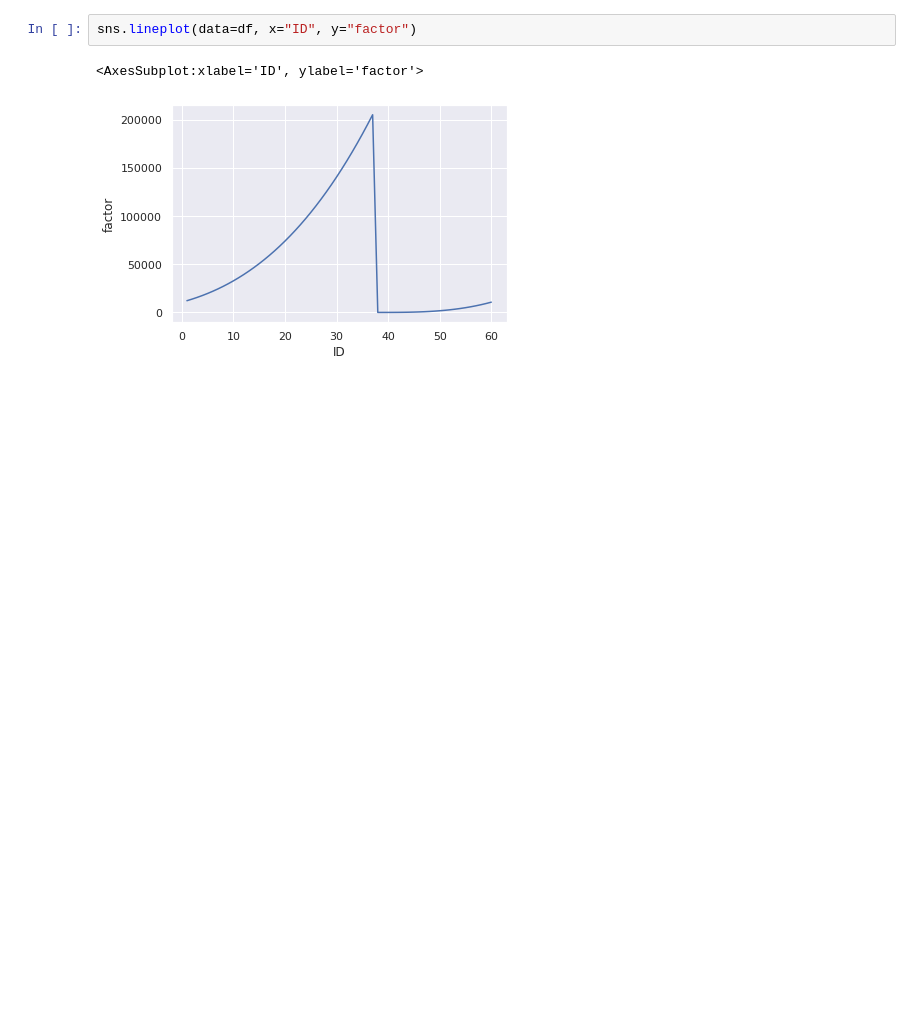
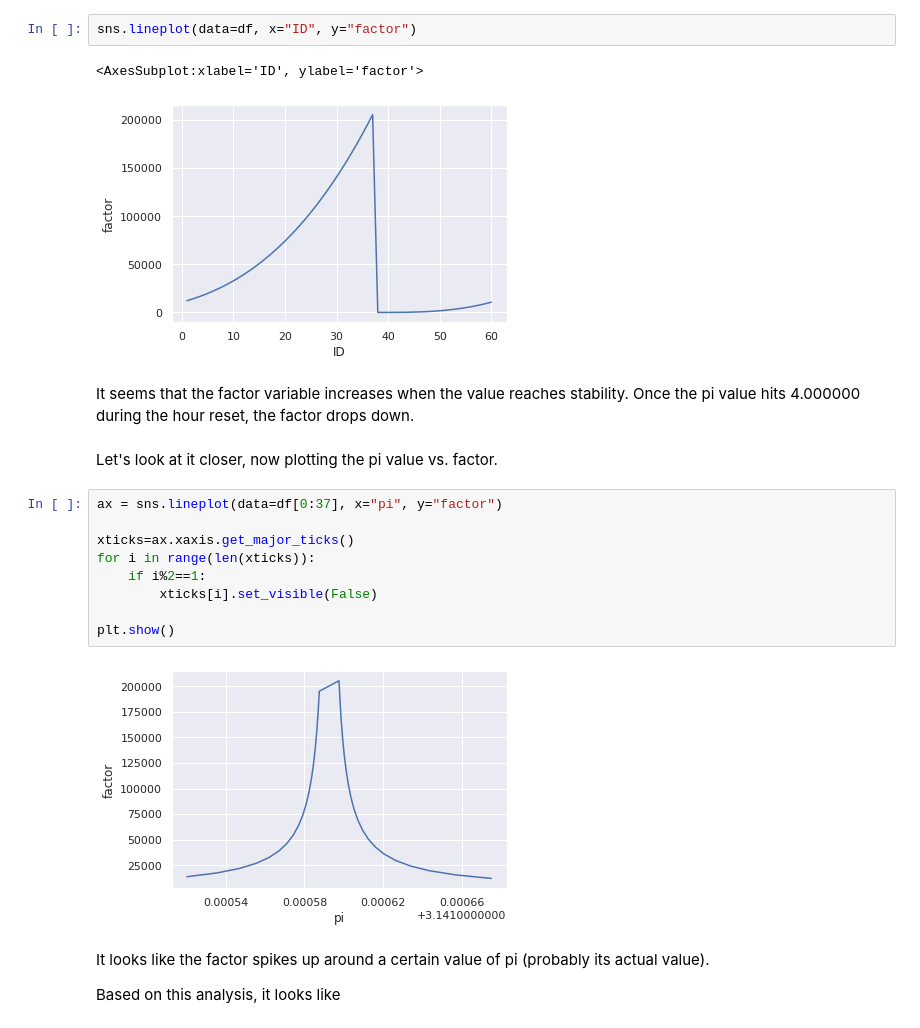
Before and after one commit to sr9dc/DS_Systems_Project_2, a Jupyter notebook: app/analysis.ipynb, the cells around one changed output. Drawn from its saved outputs; the diff is of its cells as text; blank space fills up the shorter version.

Commit message:
Comments and notebook analysis

```diff
--- a/app/analysis.ipynb
+++ b/app/analysis.ipynb
@@ -50,3 +60,23 @@ sns.lineplot(data=df, x="ID", y="factor")
 # %% [output]
 <AxesSubplot:xlabel='ID', ylabel='factor'>
 [figure]
+# %% [markdown]
+
+It seems that the factor variable increases when the value reaches stability. Once the pi value hits 4.000000 during the hour reset, the factor drops down.
+# %% [markdown]
+Let's look at it closer, now plotting the pi value vs. factor.
+# %%
+ax = sns.lineplot(data=df[0:37], x="pi", y="factor")
+
+xticks=ax.xaxis.get_major_ticks()
+for i in range(len(xticks)):
+    if i%2==1:
+        xticks[i].set_visible(False)
+
+plt.show()
+# %% [output]
+[figure, added]
+# %% [markdown]
+It looks like the factor spikes up around a certain value of pi (probably its actual value).
+
+Based on this analysis, it looks like
```
Also changed, not shown: parts of 9 cells of this notebook, 1 other file.
